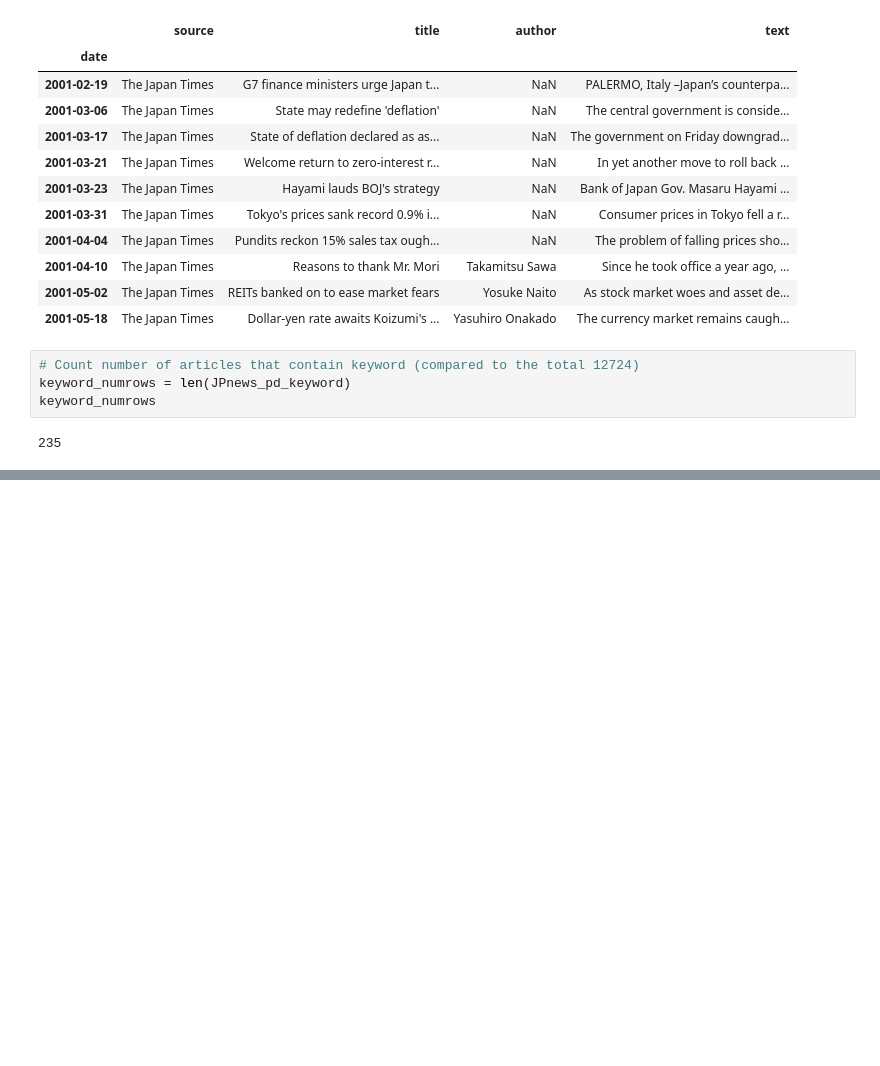
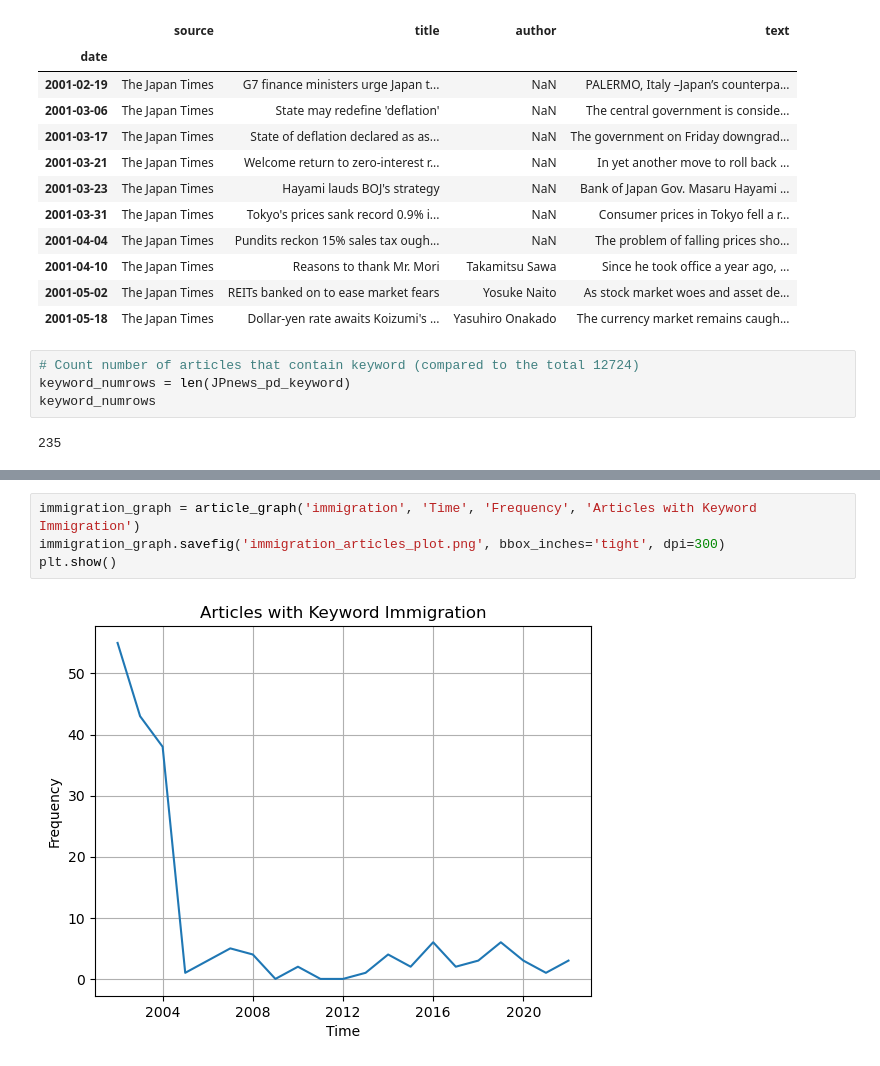
Before and after one commit to ninaudagawa/Media-Politics, a Jupyter notebook: project/notebooks/news_analysis.ipynb, the cells around one changed output, grey strips where cells are left out. Saved outputs shown, nothing was run; the diff lists cells and outputs as text; blank space fills up the shorter version.

```diff
--- a/project/notebooks/news_analysis.ipynb
+++ b/project/notebooks/news_analysis.ipynb
@@ -106,0 +164,6 @@ keyword_numrows
+# %%
+immigration_graph = article_graph('immigration', 'Time', 'Frequency', 'Articles with Keyword Immigration')
+immigration_graph.savefig('immigration_articles_plot.png', bbox_inches='tight', dpi=300)
+plt.show()
+# %% [output]
+[figure, added]
```
Also changed, not shown: parts of 8 cells of this notebook, 11 other files.
